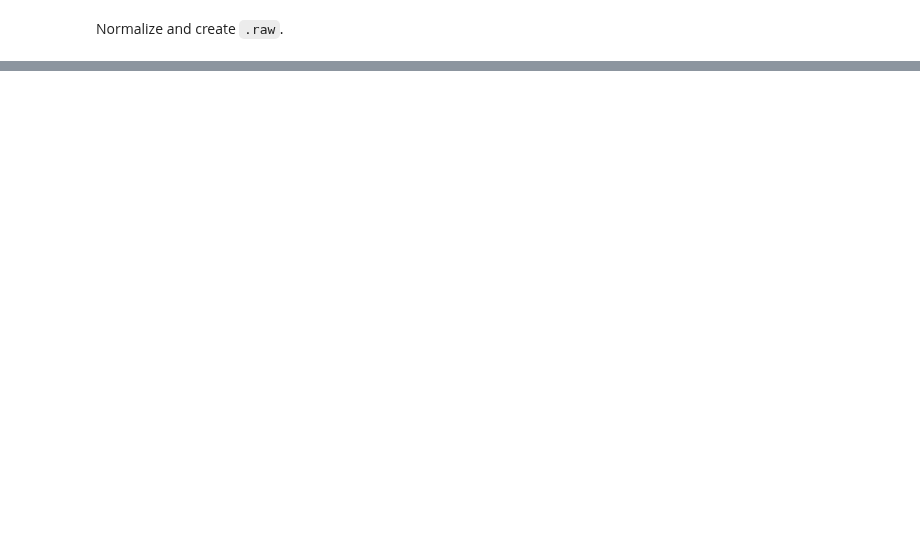
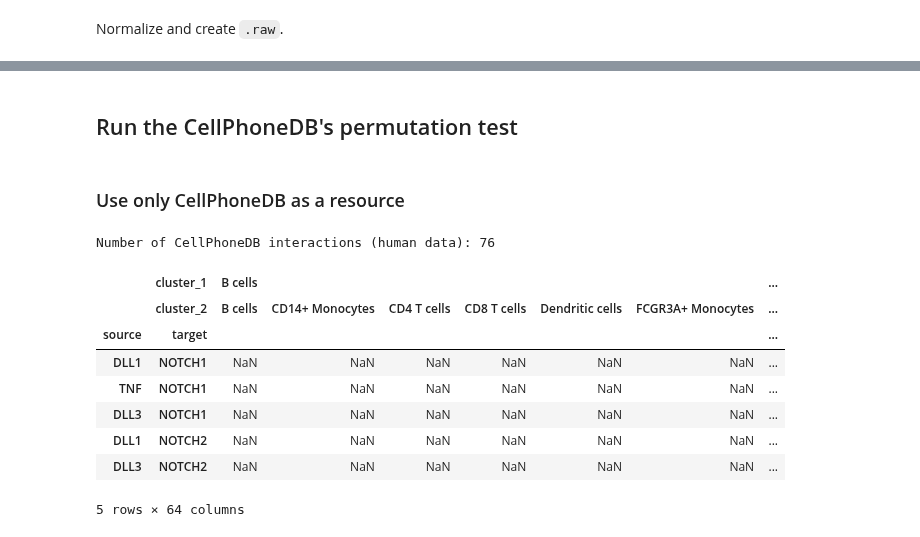
Before and after one commit to scverse/squidpy, a Jupyter notebook: notebooks/ligrec_vignette.ipynb, the cells around one changed output, grey strips where cells are left out. Cells and saved outputs as stored; diff of their text form; code cells hidden in the pictures; blank space fills up the shorter version.

```diff
--- a/notebooks/ligrec_vignette.ipynb
+++ b/notebooks/ligrec_vignette.ipynb
@@ -157,0 +127,24 @@ ligrec(
+# %% [markdown]
+## Run the CellPhoneDB's permutation test
+# %% [markdown]
+### Use only CellPhoneDB as a resource
+# %%
+res = sp.gr.ligrec(adata, "louvain",
+                   fdr_method=None, copy=True,
+                   interactions_params={"resources": "CellPhoneDB"},
+                   threshold=0.1, seed=0, n_perms=10000, n_jobs=1)
+df = res.pvalues
+print("Number of CellPhoneDB interactions (human data):", len(df))
+
+df.head()
+# %% [output]
+Number of CellPhoneDB interactions (human data): 76
+|  | cluster_1 | B cells |  |  |  |  |  | ... |
+|  | cluster_2 | B cells | CD14+ Monocytes | CD4 T cells | CD8 T cells | Dendritic cells | FCGR3A+ Monocytes | ... |
+| source | target |  |  |  |  |  |  | ... |
+| DLL1 | NOTCH1 | NaN | NaN | NaN | NaN | NaN | NaN | ... |
+| TNF | NOTCH1 | NaN | NaN | NaN | NaN | NaN | NaN | ... |
+| DLL3 | NOTCH1 | NaN | NaN | NaN | NaN | NaN | NaN | ... |
+| DLL1 | NOTCH2 | NaN | NaN | NaN | NaN | NaN | NaN | ... |
+| DLL3 | NOTCH2 | NaN | NaN | NaN | NaN | NaN | NaN | ... |
+5 rows × 64 columns
```
Also changed, not shown: parts of 33 cells of this notebook, 34 other files.
